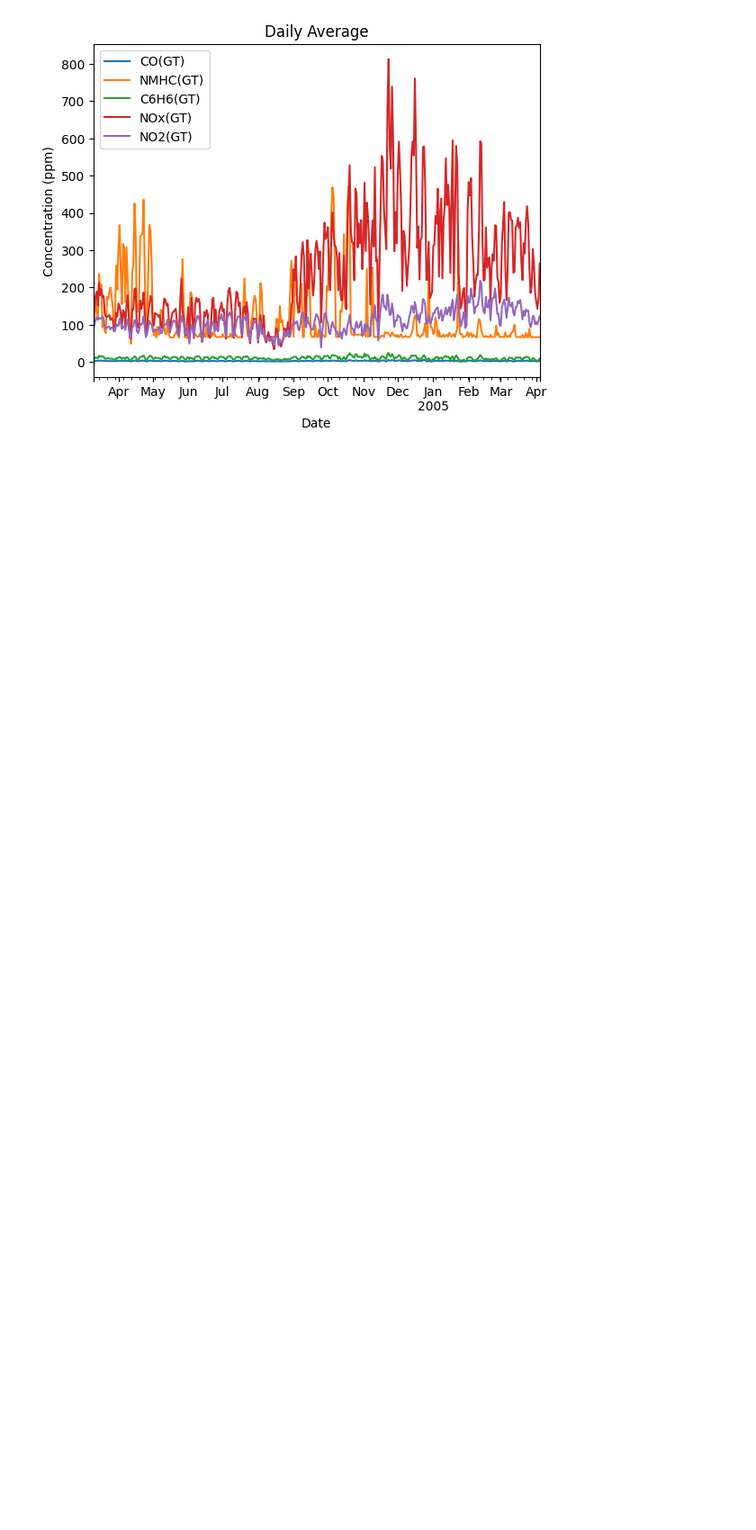
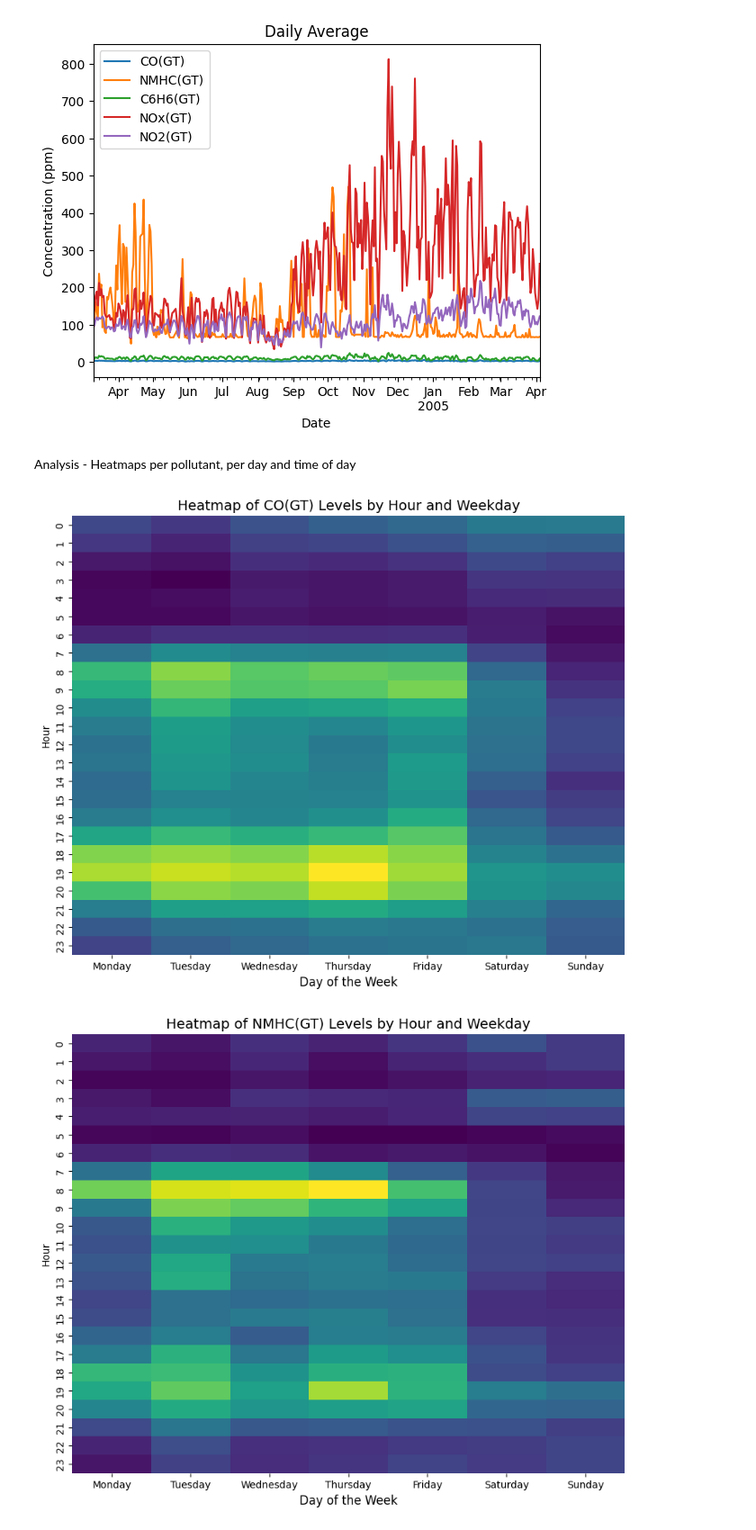
Before and after one commit to daemonchild/cardiffmet-dat5003-applied-datascience, a Jupyter notebook: DAT5003_AirQuality_Assessment_Notes.ipynb, the cells around one changed output. Shown at 90% size. Cells and saved outputs as stored; diff of their text form; code cells hidden in the pictures; blank space fills up the shorter version.

Commit message:
Added heatmaps graphs for weekday and hour.

```diff
--- a/DAT5003_AirQuality_Assessment_Notes.ipynb
+++ b/DAT5003_AirQuality_Assessment_Notes.ipynb
@@ -271,8 +292,11 @@ From the 'Date' and 'Time' fields, it is simple to create a combined 'Date-and-T
 df['Datetime'] = pd.to_datetime(df['Date'] + ' ' + df['Time'])
 
 # Create 'Hour' by splitting the Time field
-# 13:00:00 -> 13
+# For example, 13:00:00 -> 13
 df['Hour'] = df['Time'].apply(lambda x: int(x.split(':')[0]))
+
+# Create 'Weekday'
+df['Weekday'] = df['Datetime'].dt.day_name()
 # %% [markdown]
 Now I will extract lists of like features from the columns of the dataset:
 # %%
@@ -451,3 +475,29 @@ plt.show()
 df.reset_index(inplace=True)
 # %% [output]
 [figure]
+# %% [markdown]
+Analysis - Heatmaps per pollutant, per day and time of day
+# %%
+# Filter the dataframe
+plot_df = df[['Datetime', 'Hour', 'Weekday'] + gt_fields + pt08_fields + atmos_fields]
+
+# Create a custom order for the days of the week, or it will be alphabetical
+custom_order = ['Monday', 'Tuesday', 'Wednesday', 'Thursday', 'Friday', 'Saturday', 'Sunday']
+plot_df['Weekday'] = pd.Categorical(plot_df['Weekday'], categories=custom_order, ordered=True)
+
+# Loop through each of the GT fields
+for value in (gt_fields + pt08_fields + atmos_fields):
+
+    # Pivot the data to get hours as rows and weekdays as columns
+    pivot_table = plot_df.pivot_table(values=value, index='Hour', columns='Weekday', aggfunc='mean')
+
+    # Create new plot
+    plt.figure(figsize=(10, 8))
+    # Annot set to False as the colour gives more impact than the number
+    sns.heatmap(pivot_table, annot=False, cbar=False, cmap='viridis')
+    plt.title(f'Heatmap of {value} Levels by Hour and Weekday', fontsize = 14)
+    plt.xlabel('Day of the Week', fontsize = 12)
+    plt.show()
+# %% [output]
+[figure, added]
+[figure, added]
```
Also changed, not shown: parts of 3 cells of this notebook.
